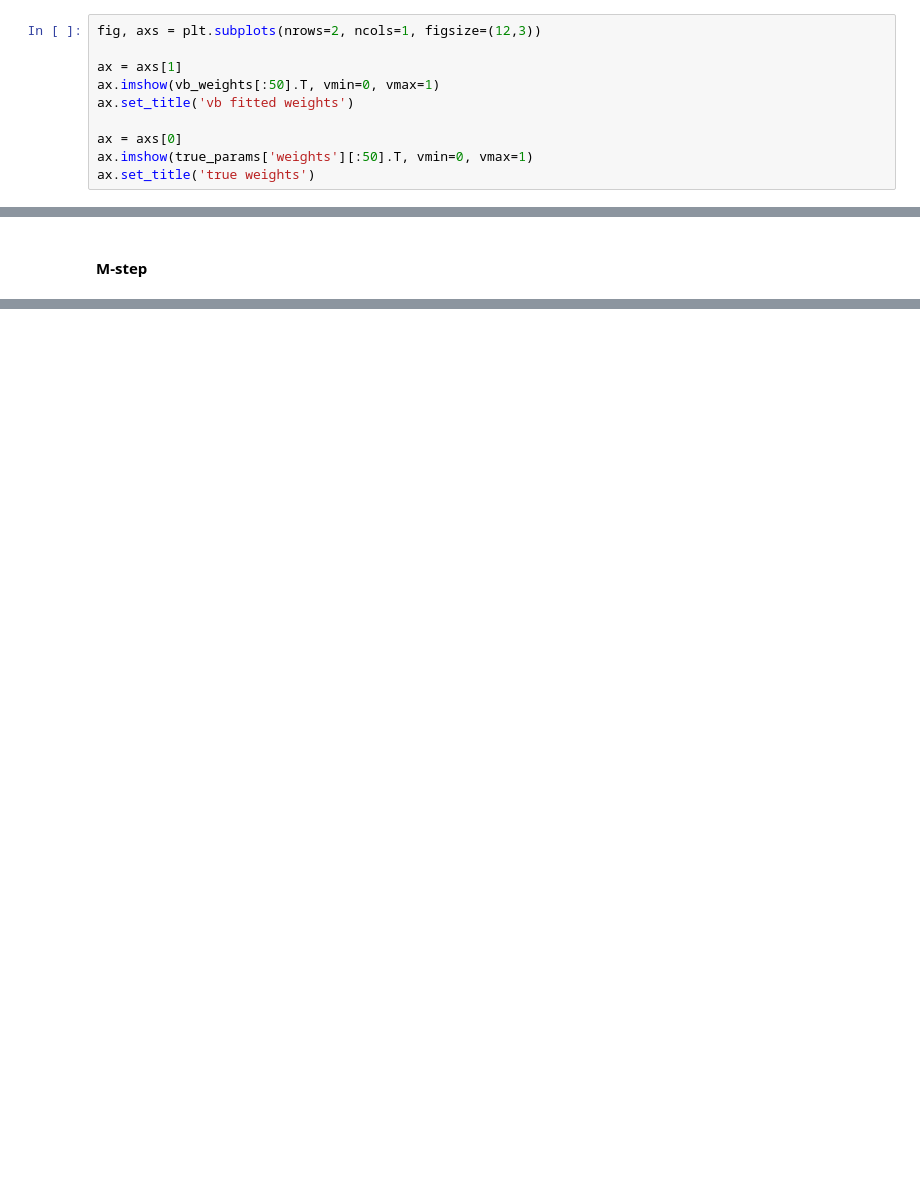
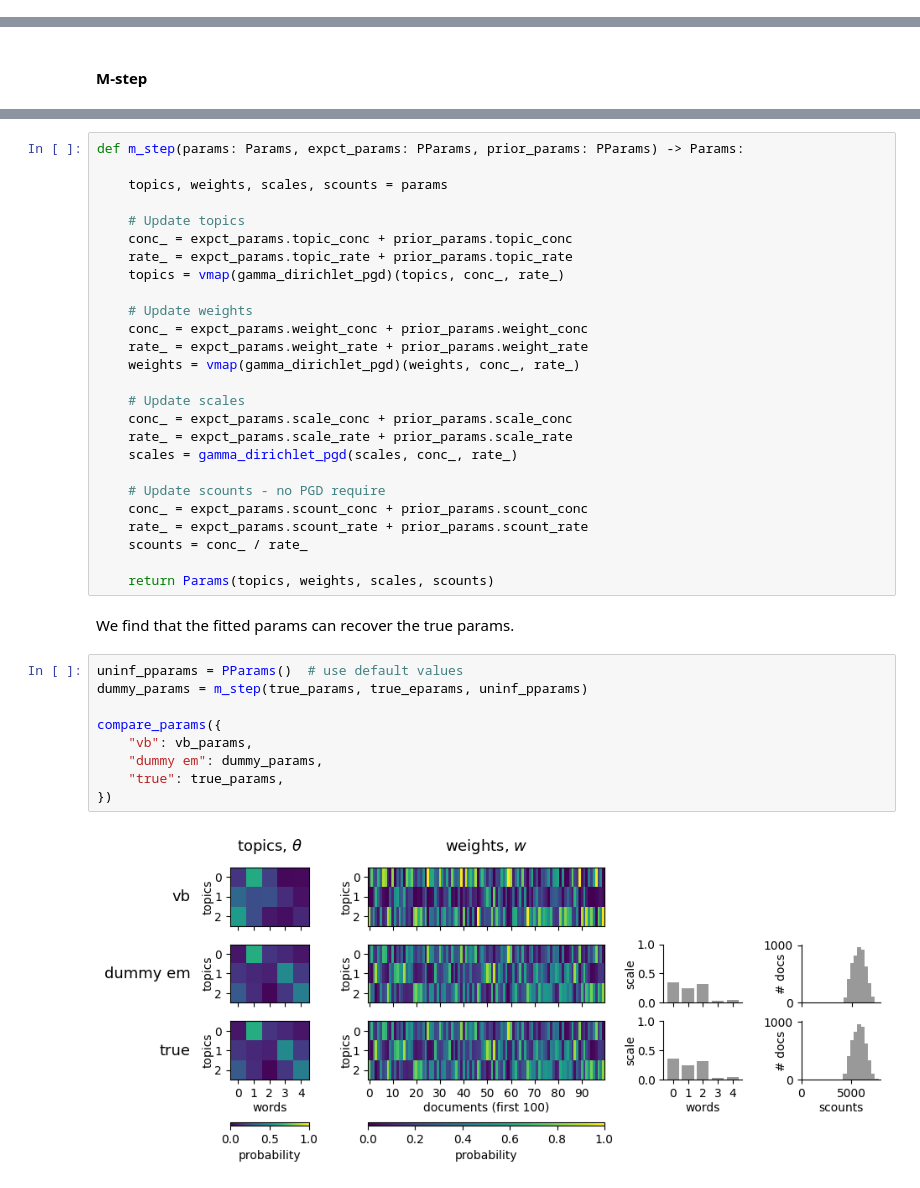
Before and after one commit to lindermanlab/dirichlet-tucker, a Jupyter notebook: analysis/killifish/Pre 2b - Fitting scaled LDA via Proximal Gradient Descent.ipynb, the cells around one changed output, grey strips where cells are left out. Saved outputs shown, nothing was run; the diff lists cells and outputs as text; blank space fills up the shorter version.

Commit message:
fit all but one parameter

```diff
--- a/analysis/killifish/Pre 2b - Fitting scaled LDA via Proximal Gradient Descent.ipynb
+++ b/analysis/killifish/Pre 2b - Fitting scaled LDA via Proximal Gradient Descent.ipynb
@@ -494,10 +562,0 @@ Text(0.5, 0, 'vocab')
-# %%
-fig, axs = plt.subplots(nrows=2, ncols=1, figsize=(12,3))
-
-ax = axs[1]
-ax.imshow(vb_weights[:50].T, vmin=0, vmax=1)
-ax.set_title('vb fitted weights')
-
-ax = axs[0]
-ax.imshow(true_params['weights'][:50].T, vmin=0, vmax=1)
-ax.set_title('true weights')
@@ -685,0 +750,39 @@ Text(0.5, 0, 'document')
+# %%
+def m_step(params: Params, expct_params: PParams, prior_params: PParams) -> Params:
+
+    topics, weights, scales, scounts = params
+
+    # Update topics
+    conc_ = expct_params.topic_conc + prior_params.topic_conc
+    rate_ = expct_params.topic_rate + prior_params.topic_rate
+    topics = vmap(gamma_dirichlet_pgd)(topics, conc_, rate_)
+
+    # Update weights
+    conc_ = expct_params.weight_conc + prior_params.weight_conc
+    rate_ = expct_params.weight_rate + prior_params.weight_rate
+    weights = vmap(gamma_dirichlet_pgd)(weights, conc_, rate_)
+
+    # Update scales
+    conc_ = expct_params.scale_conc + prior_params.scale_conc
+    rate_ = expct_params.scale_rate + prior_params.scale_rate
+    scales = gamma_dirichlet_pgd(scales, conc_, rate_)
+
+    # Update scounts - no PGD require
+    conc_ = expct_params.scount_conc + prior_params.scount_conc
+    rate_ = expct_params.scount_rate + prior_params.scount_rate
+    scounts = conc_ / rate_
+
+    return Params(topics, weights, scales, scounts)
+# %% [markdown]
+We find that the fitted params can recover the true params.
+# %%
+uninf_pparams = PParams()  # use default values
+dummy_params = m_step(true_params, true_eparams, uninf_pparams)
+
+compare_params({
+    "vb": vb_params,
+    "dummy em": dummy_params,
+    "true": true_params,
+})
+# %% [output]
+[figure, added]
```
Also changed, not shown: parts of 63 cells of this notebook.
